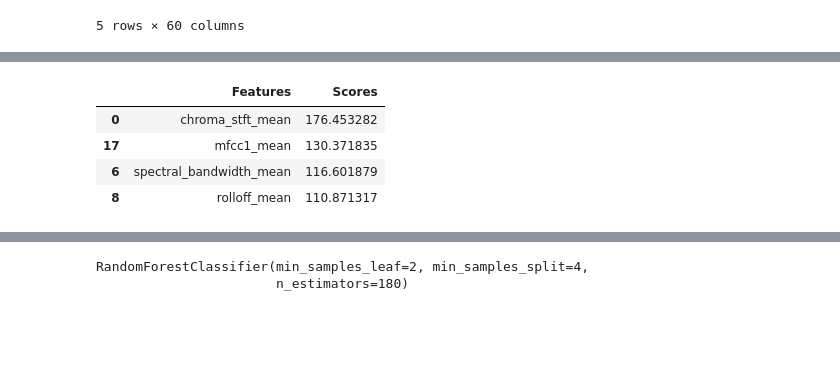
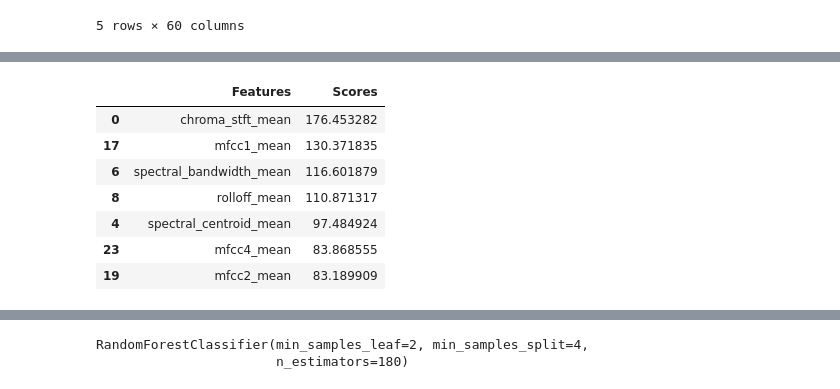
Before and after one commit to rukha1/ECE_196_Music_Classifcation, a Jupyter notebook: ML Project .ipynb, the cells around one changed output, grey strips where cells are left out. Saved outputs shown, nothing was run; the diff lists cells and outputs as text; code cells hidden in the pictures; blank space fills up the shorter version.

```diff
--- a/ML Project .ipynb
+++ b/ML Project .ipynb
@@ -55,7 +91,7 @@ X_features[X_cols] = scalar.transform(X_features)                 #Transform fea
 #sns.scatterplot(data = df, x ='chroma_stft_var',y='rolloff_mean',hue='label')
 # %%
 #------------------------------------------Feature Reduction-----------------------------------------------------
-best_feat = SelectKBest(score_func= f_classif, k=4)          #Auto select 4 features that best differentiate
+best_feat = SelectKBest(score_func= f_classif, k=7)          #Auto select 4 features that best differentiate
 fit = best_feat.fit(X_features,Y_genre)                      #the genres
 # %%
 feat_scores = pd.DataFrame(fit.scores_)                      #Extract optimum score of each feature
@@ -65,13 +101,16 @@ sel_scores = pd.concat([feat_columns,feat_scores],axis=1)    #Concatenate the tw
 sel_scores.columns = ['Features','Scores']                   #Name the two new columns
 # %%
 sel_scores.sort_values(by=['Scores'],ascending=False)        #Sort the scores so that highest is displayed first
-sel_largest = sel_scores.nlargest(4,'Scores')                #Display the 4 best ones
+sel_largest = sel_scores.nlargest(7,'Scores')                #Display the 4 best ones
 sel_largest
 # %% [output]
 |  | Features | Scores |
 | 0 | chroma_stft_mean | 176.453282 |
 | 17 | mfcc1_mean | 130.371835 |
 | 6 | spectral_bandwidth_mean | 116.601879 |
 | 8 | rolloff_mean | 110.871317 |
+| 4 | spectral_centroid_mean | 97.484924 |
+| 23 | mfcc4_mean | 83.868555 |
+| 19 | mfcc2_mean | 83.189909 |
 # %%
 X_features = X_features[sel_largest['Features'].T]           #Reduce the features to the 4 with best scores
```
Also changed, not shown: parts of 15 cells of this notebook, 6 other files.
